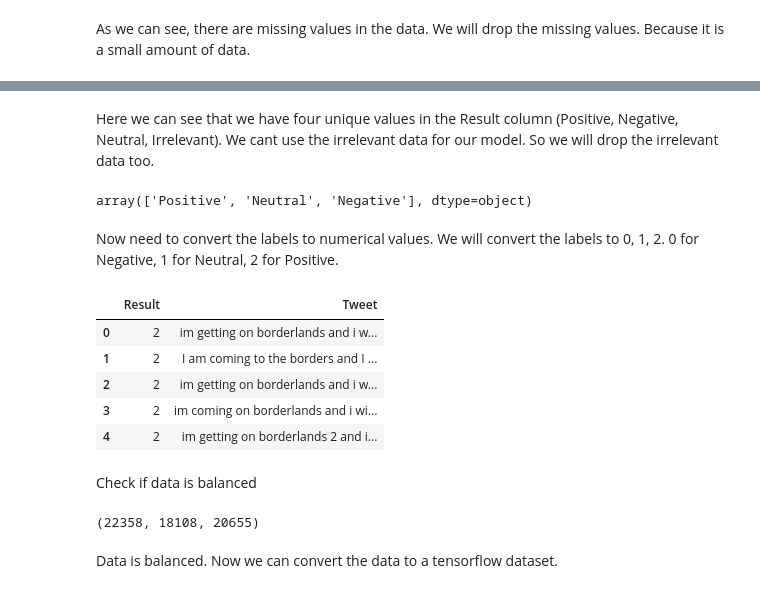
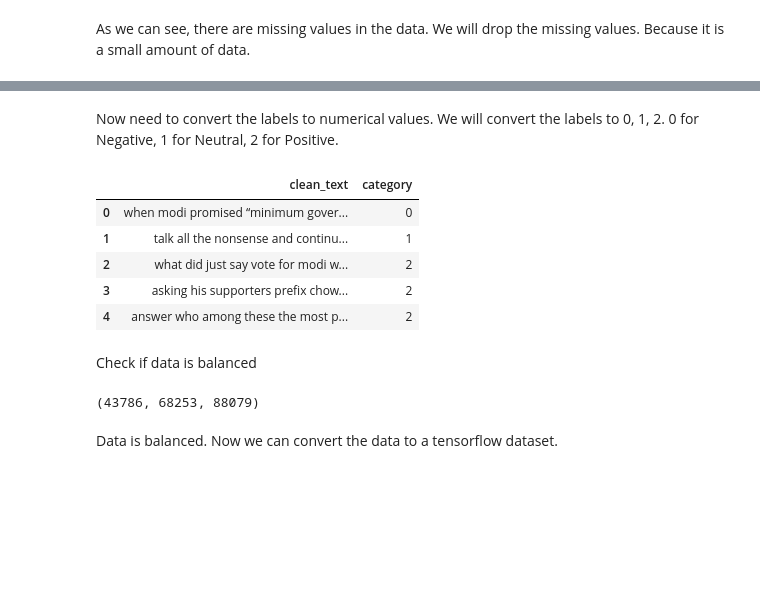
Before and after one commit to NickBres/SentimentAnalysis, a Jupyter notebook: sample.ipynb, the cells around one changed output, grey strips where cells are left out. Drawn from its saved outputs; the diff is of its cells as text; code cells hidden in the pictures; blank space fills up the shorter version.

```diff
--- a/sample.ipynb
+++ b/sample.ipynb
@@ -9,5 +9,8 @@ import tensorflow_hub as hub # Pre-trained models
 # %% [markdown]
 # Data Preprocessing
 # %%
-df = pd.read_csv('twitter_training.csv', usecols= ['Tweet','Result']) # Read the data only with the columns that we need
+df = pd.read_csv('Twitter_Data.csv') # Read the data only with the columns that we need
 df.head() # Show the first 5 rows of the data
+df2 = pd.read_csv('Reddit_Data.csv')
+df2 = df2.rename(columns={'clean_comment': 'clean_text'})
+df = pd.concat([df, df2])
@@ -53,38 +49,23 @@ array(['Positive', 'Neutral', 'Negative', 'Irrelevant'], dtype=object)
-# %% [markdown]
-Here we can see that we have four unique values in the Result column (Positive, Negative, Neutral, Irrelevant). We cant use the irrelevant data for our model. So we will drop the irrelevant data too.
-# %%
-# Define the condition for irrelevant lines
-condition = df['Result'] == 'Irrelevant'
-
-# Get the indices of irrelevant lines
-irrelevant_indices = df[condition].index
-
-# Drop the irrelevant lines
-df.drop(irrelevant_indices, inplace=True)
-# %%
-df['Result'].unique()
-# %% [output]
-array(['Positive', 'Neutral', 'Negative'], dtype=object)
 # %% [markdown]
 Now need to convert the labels to numerical values. We will convert the labels to 0, 1, 2. 0 for Negative, 1 for Neutral, 2 for Positive.
 # %%
-df['Result'] = df['Result'].apply(lambda x: 0 if x == 'Negative' else (1 if x == 'Neutral' else 2)) # Convert the labels to numerical values
+df['category'] = df['category'].apply(lambda x: 0 if x == -1 else (1 if x == 0 else 2)) # Convert the labels to numerical values
 # %%
-df['Result'].unique()
+df['category'].unique()
 df.head()
 # %% [output]
-|  | Result | Tweet |
-| 0 | 2 | im getting on borderlands and i w... |
-| 1 | 2 | I am coming to the borders and I ... |
-| 2 | 2 | im getting on borderlands and i w... |
-| 3 | 2 | im coming on borderlands and i wi... |
-| 4 | 2 | im getting on borderlands 2 and i... |
+|  | clean_text | category |
+| 0 | when modi promised “minimum gover... | 0 |
+| 1 | talk all the nonsense and continu... | 1 |
+| 2 | what did just say vote for modi w... | 2 |
+| 3 | asking his supporters prefix chow... | 2 |
+| 4 | answer who among these the most p... | 2 |
 # %% [markdown]
 Check if data is balanced
 # %%
-len(df[df['Result'] == 0]) , len(df[df['Result'] == 1]) , len(df[df['Result'] == 2]) # Count the number of each label
+len(df[df['category'] == 0]) , len(df[df['category'] == 1]) , len(df[df['category'] == 2]) # Count the number of each label
 # %% [output]
-(22358, 18108, 20655)
+(43786, 68253, 88079)
 # %% [markdown]
 Data is balanced. Now we can convert the data to a tensorflow dataset.
 # %%
```
Also changed, not shown: parts of 23 cells of this notebook, 2 other files.
